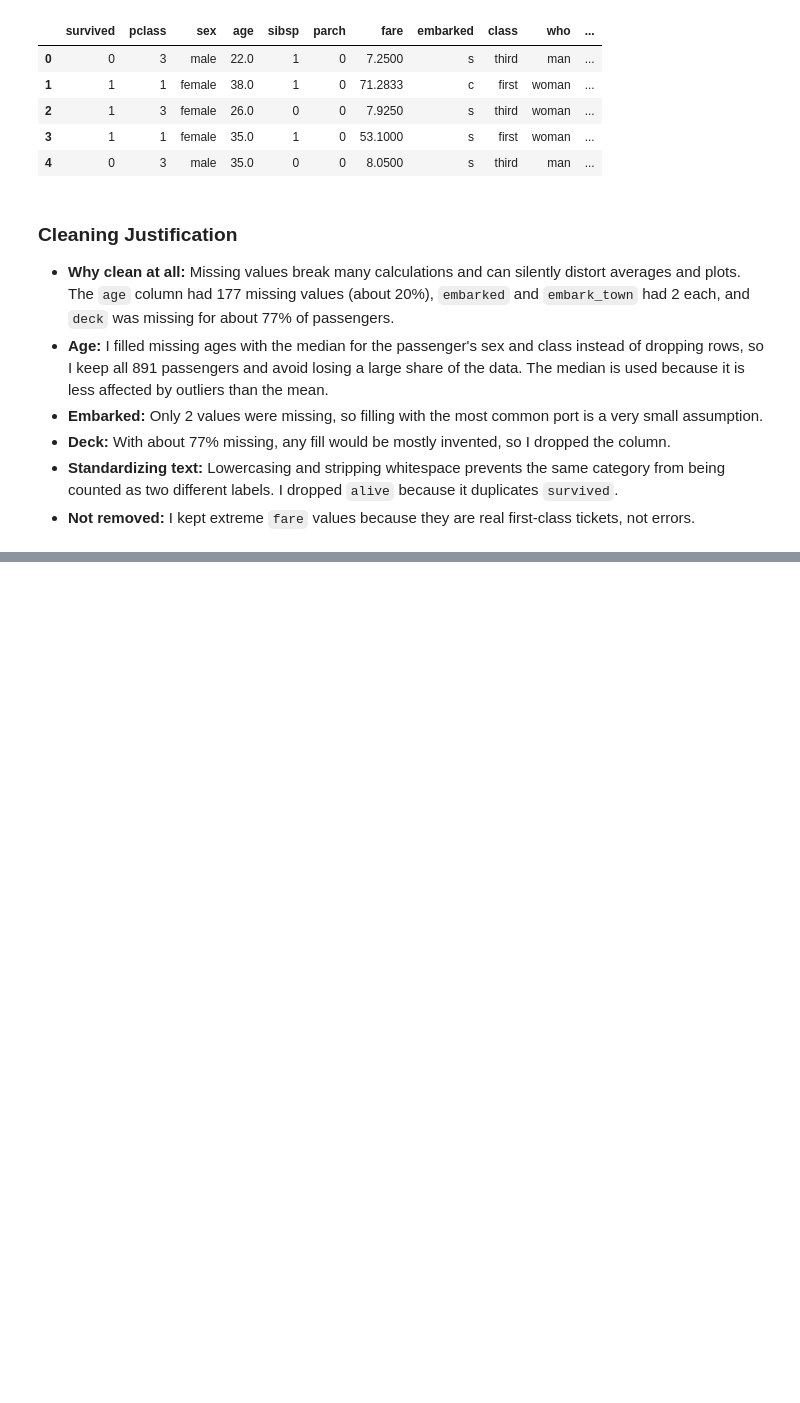
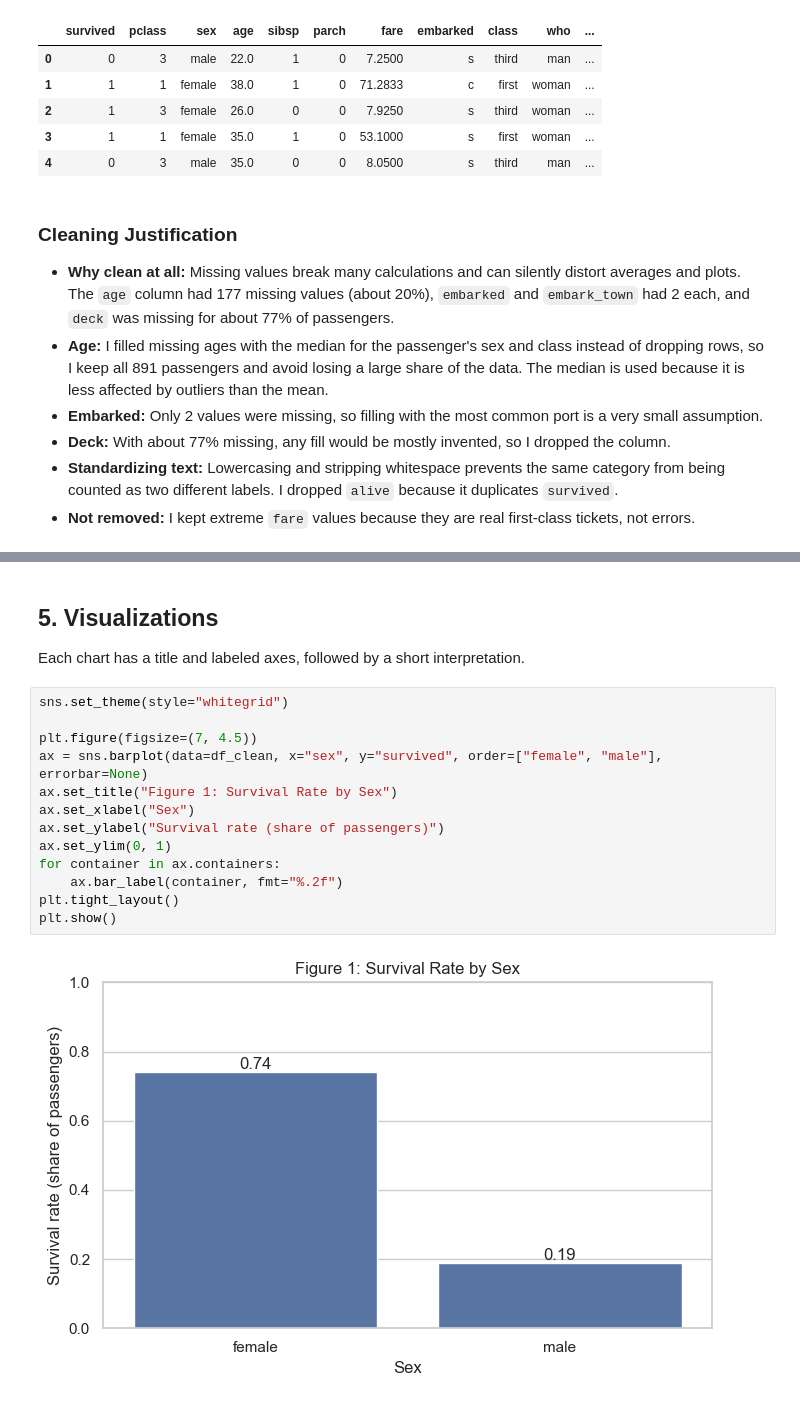
Before and after one commit to iconrealestate77/ai-programming-foundations-project, a Jupyter notebook: data_workflow.ipynb, the cells around one changed output, grey strips where cells are left out. Saved outputs shown, nothing was run; the diff lists cells and outputs as text; blank space fills up the shorter version.

Commit message:
Task 6-9: add EDA, visualizations, summary and README

```diff
--- a/data_workflow.ipynb
+++ b/data_workflow.ipynb
@@ -121,0 +213,19 @@ Rows, columns: (891, 13)
+# %% [markdown]
+## 5. Visualizations
+
+Each chart has a title and labeled axes, followed by a short interpretation.
+# %%
+sns.set_theme(style="whitegrid")
+
+plt.figure(figsize=(7, 4.5))
+ax = sns.barplot(data=df_clean, x="sex", y="survived", order=["female", "male"], errorbar=None)
+ax.set_title("Figure 1: Survival Rate by Sex")
+ax.set_xlabel("Sex")
+ax.set_ylabel("Survival rate (share of passengers)")
+ax.set_ylim(0, 1)
+for container in ax.containers:
+    ax.bar_label(container, fmt="%.2f")
+plt.tight_layout()
+plt.show()
+# %% [output]
+[figure, added]
```
Also changed, not shown: parts of 10 cells of this notebook.
